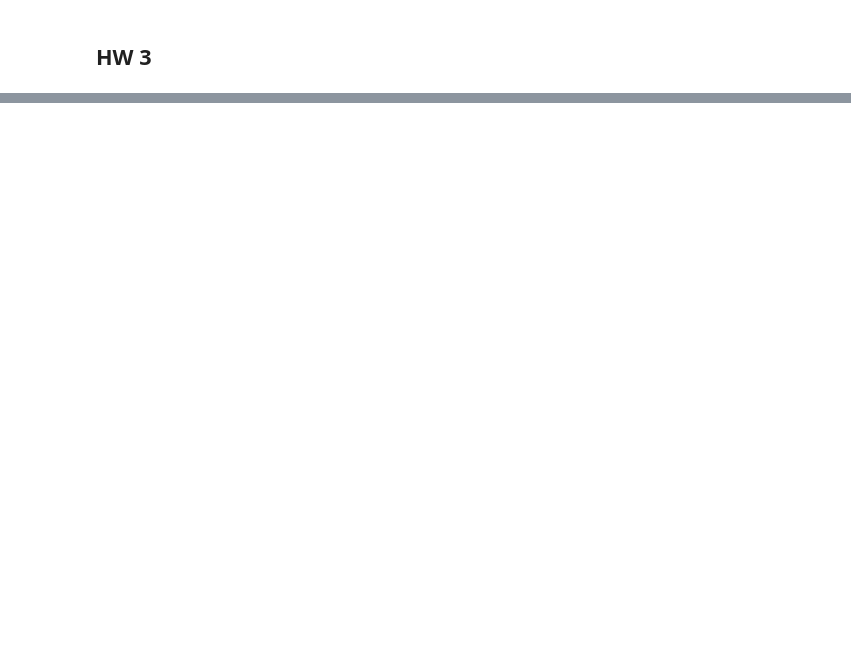
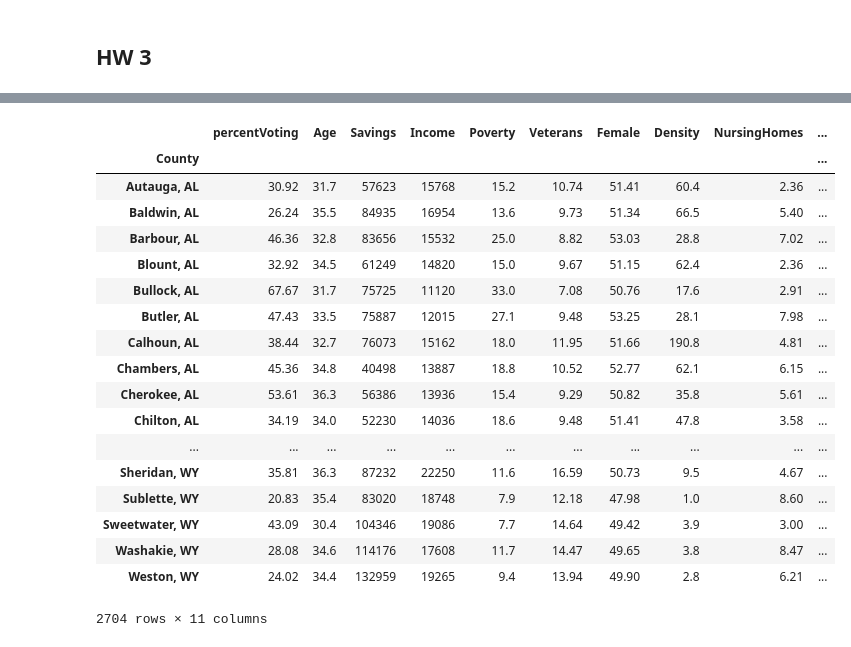
Before and after one commit to TomasPihrt/Advanced-Analytics-Programming, a Jupyter notebook: HW3/HW3_Bingham_Khan_Li_Nix_Pihrt_Powers.ipynb, the cells around one changed output, grey strips where cells are left out. Drawn from its saved outputs; the diff is of its cells as text; code cells hidden in the pictures; blank space fills up the shorter version.

```diff
--- a/HW3/HW3_Bingham_Khan_Li_Nix_Pihrt_Powers.ipynb
+++ b/HW3/HW3_Bingham_Khan_Li_Nix_Pihrt_Powers.ipynb
@@ -69,16 +77,18 @@
 # %%
+from pandas import Series, DataFrame
 import pandas as pd
+%pylab inline
 
 #using pandas with a column specification
-col_specification =[(0, 37), (39, 44), (47, 51), (54, 60),
-                    (63, 68), (71, 76), (79, 84), (87, 93), (95, 104),
-                   (105, 113), (115, 122)]
-data = pd.read_fwf('http://www.stat.ufl.edu/~winner/data/clinton1.dat',
-                   colspecs = col_specification,
-                   header = None,
-                   names = ('County', 'Clinton', 'Age', 'Savings','Income', 'Poverty',
-                            'Veterans', 'Female', 'Density', 'Nursing', 'Crime')
-                  )
-# Checksum to verify that data were loaded successfully
-data.sum()
+Clinton_df = pd.read_csv('http://www.stat.ufl.edu/~winner/data/clinton1.dat',
+                           sep = '\s\s+',
+                           index_col = 'County',
+                           header=None,
+                           names = ('County', 'percentVoting', 'Age', 'Savings','Income', 'Poverty'
+                                    , 'Veterans', 'Female', 'Density', 'NursingHomes', 'CrimeIndex'),
+                           engine = 'python'
+                        )
+
+#show the first ten lines of data
+Clinton_df[:5]
 # %% [output]
@@ -96,0 +294,25 @@ dtype: object
+# %%
+mask = (Clinton_df['percentVoting'] >= 40)
+Clinton_df['target'] = 0
+Clinton_df.ix[mask, 'target'] = 1
+Clinton_df
+# %% [output]
+|  | percentVoting | Age | Savings | Income | Poverty | Veterans | Female | Density | NursingHomes | ... |
+| County |  |  |  |  |  |  |  |  |  | ... |
+| Autauga, AL | 30.92 | 31.7 | 57623 | 15768 | 15.2 | 10.74 | 51.41 | 60.4 | 2.36 | ... |
+| Baldwin, AL | 26.24 | 35.5 | 84935 | 16954 | 13.6 | 9.73 | 51.34 | 66.5 | 5.40 | ... |
+| Barbour, AL | 46.36 | 32.8 | 83656 | 15532 | 25.0 | 8.82 | 53.03 | 28.8 | 7.02 | ... |
+| Blount, AL | 32.92 | 34.5 | 61249 | 14820 | 15.0 | 9.67 | 51.15 | 62.4 | 2.36 | ... |
+| Bullock, AL | 67.67 | 31.7 | 75725 | 11120 | 33.0 | 7.08 | 50.76 | 17.6 | 2.91 | ... |
+| Butler, AL | 47.43 | 33.5 | 75887 | 12015 | 27.1 | 9.48 | 53.25 | 28.1 | 7.98 | ... |
+| Calhoun, AL | 38.44 | 32.7 | 76073 | 15162 | 18.0 | 11.95 | 51.66 | 190.8 | 4.81 | ... |
+| Chambers, AL | 45.36 | 34.8 | 40498 | 13887 | 18.8 | 10.52 | 52.77 | 62.1 | 6.15 | ... |
+| Cherokee, AL | 53.61 | 36.3 | 56386 | 13936 | 15.4 | 9.29 | 50.82 | 35.8 | 5.61 | ... |
+| Chilton, AL | 34.19 | 34.0 | 52230 | 14036 | 18.6 | 9.48 | 51.41 | 47.8 | 3.58 | ... |
+| ... | ... | ... | ... | ... | ... | ... | ... | ... | ... | ... |
+| Sheridan, WY | 35.81 | 36.3 | 87232 | 22250 | 11.6 | 16.59 | 50.73 | 9.5 | 4.67 | ... |
+| Sublette, WY | 20.83 | 35.4 | 83020 | 18748 | 7.9 | 12.18 | 47.98 | 1.0 | 8.60 | ... |
+| Sweetwater, WY | 43.09 | 30.4 | 104346 | 19086 | 7.7 | 14.64 | 49.42 | 3.9 | 3.00 | ... |
+| Washakie, WY | 28.08 | 34.6 | 114176 | 17608 | 11.7 | 14.47 | 49.65 | 3.8 | 8.47 | ... |
+| Weston, WY | 24.02 | 34.4 | 132959 | 19265 | 9.4 | 13.94 | 49.90 | 2.8 | 6.21 | ... |
+2704 rows × 11 columns
```
Also changed, not shown: parts of 28 cells of this notebook.
